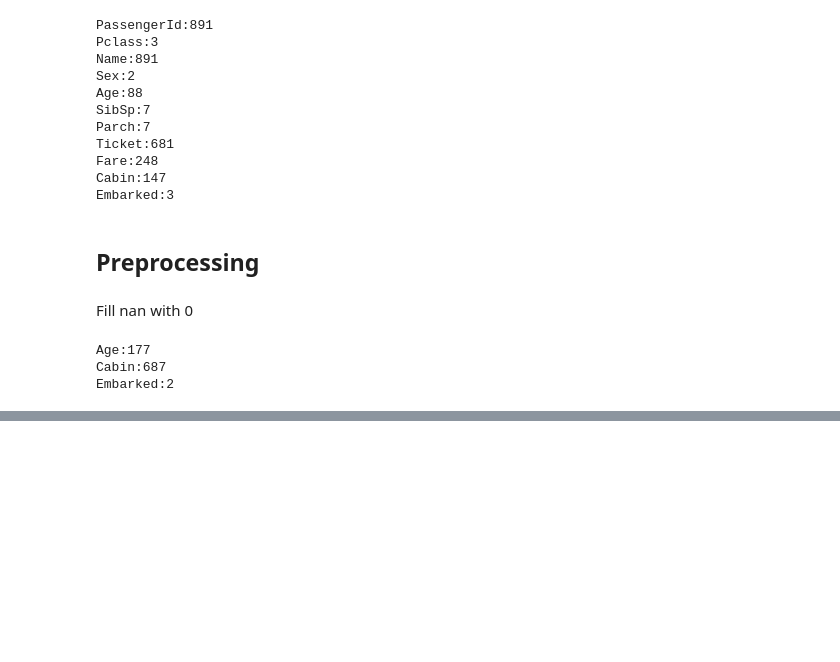
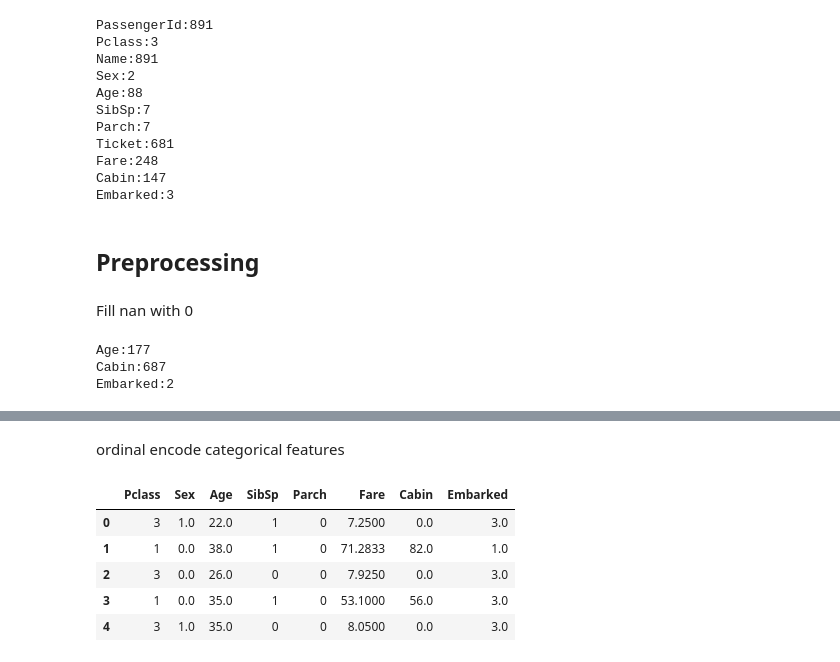
Before and after one commit to mrsalty/notebooks, a Jupyter notebook: titanic-machine-learning-from-disaster.ipynb, the cells around one changed output, grey strips where cells are left out. Cells and saved outputs as stored; diff of their text form; code cells hidden in the pictures; blank space fills up the shorter version.

```diff
--- a/titanic-machine-learning-from-disaster.ipynb
+++ b/titanic-machine-learning-from-disaster.ipynb
@@ -108,0 +134,22 @@ Embarked:2
+# %% [markdown]
+ordinal encode categorical features
+# %%
+cols_to_encode = ["Sex","Cabin","Embarked"]
+
+enc = OrdinalEncoder()
+for col in cols_to_encode:
+    X_train[col] = X_train[col].astype('str')
+    X_submission[col] = X_train[col].astype('str')
+
+enc.fit(X_train[cols_to_encode])
+enc.categories_
+X_train[cols_to_encode] = enc.transform(X_train[cols_to_encode])
+X_submission[cols_to_encode] = enc.transform(X_submission[cols_to_encode])
+X_train.head()
+# %% [output]
+|  | Pclass | Sex | Age | SibSp | Parch | Fare | Cabin | Embarked |
+| 0 | 3 | 1.0 | 22.0 | 1 | 0 | 7.2500 | 0.0 | 3.0 |
+| 1 | 1 | 0.0 | 38.0 | 1 | 0 | 71.2833 | 82.0 | 1.0 |
+| 2 | 3 | 0.0 | 26.0 | 0 | 0 | 7.9250 | 0.0 | 3.0 |
+| 3 | 1 | 0.0 | 35.0 | 1 | 0 | 53.1000 | 56.0 | 3.0 |
+| 4 | 3 | 1.0 | 35.0 | 0 | 0 | 8.0500 | 0.0 | 3.0 |
```
Also changed, not shown: parts of 25 cells of this notebook.
